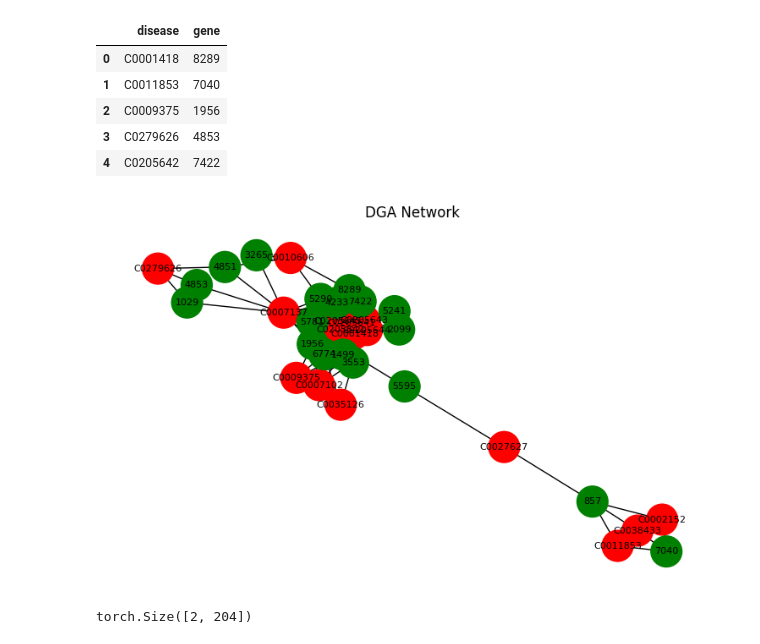
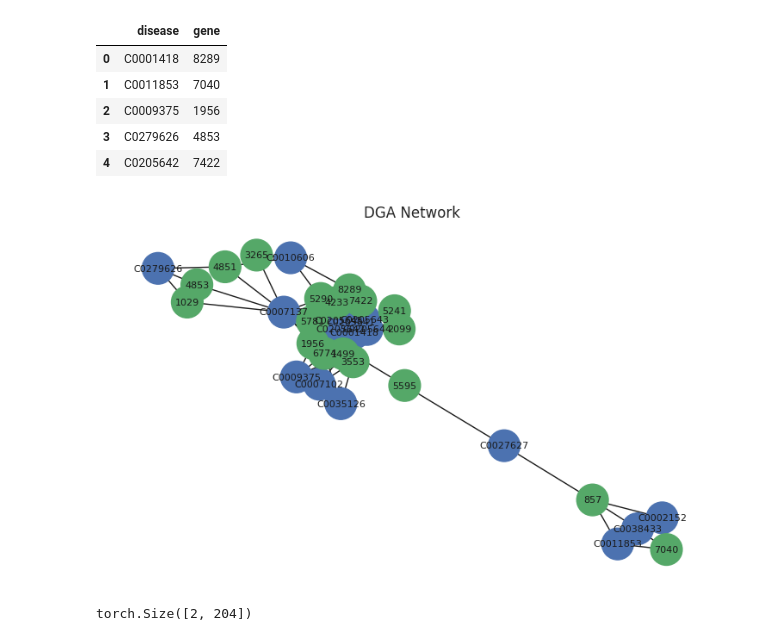
Before and after one commit to lestherll/GNNs, a Jupyter notebook: main.ipynb, the cells around one changed output. Drawn from its saved outputs; the diff is of its cells as text; code cells hidden in the pictures.

```diff
--- a/main.ipynb
+++ b/main.ipynb
@@ -7,6 +7,8 @@ import seaborn as sns
 
 import torch
 import torch_geometric as tg
+
+sns.set()
 # %%
 df = pd.read_csv("Test_DGA_network.tsv", sep="\t", names=["disease", "gene"])
 # %%
@@ -30,15 +32,15 @@ G.add_edges_from(zip(df.disease.tolist(), df.gene.tolist()))
 # %%
 plt.figure(1, figsize=(8, 5))
 plt.title("DGA Network")
 plt.tight_layout()
 
 color = nx.bipartite.color(G)
-color_dict = {"disease": "r", "gene":"g"}
+color_dict = {"disease": "b", "gene":"g"}
 color_list = [color_dict[i[1]] for i in G.nodes.data("bipartite")]
 nx.draw(G, pos=nx.spring_layout(G, seed=10), with_labels=True, node_color=color_list, node_size=700, font_size=8)
 # nx.draw(G, pos=nx.shell_layout(G))
 # %% [output]
-[figure, old version]
+[figure, new version]
 # %%
 data = tg.utils.from_networkx(G)
 # %%
```
Also changed, not shown: parts of 7 cells of this notebook.
